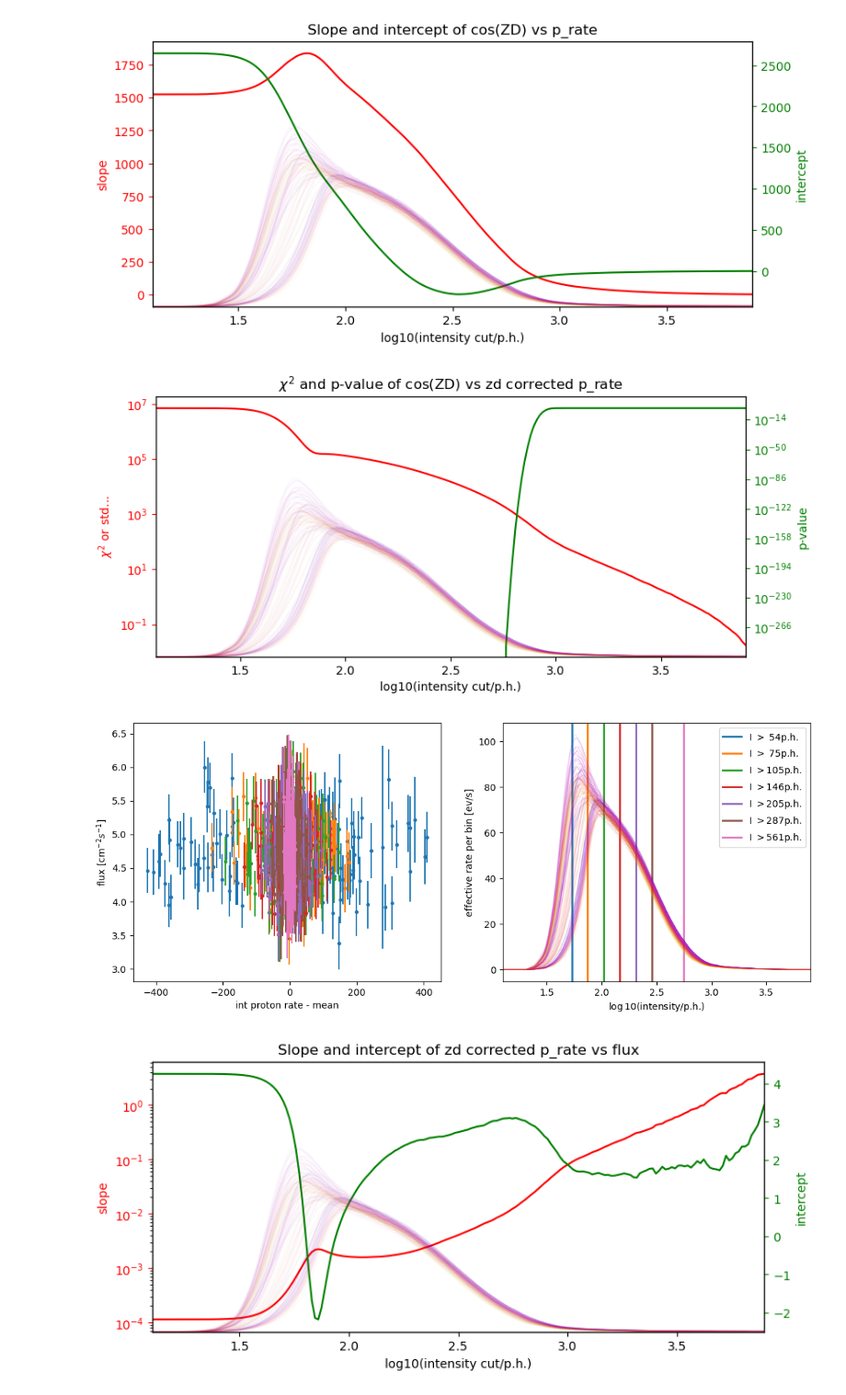
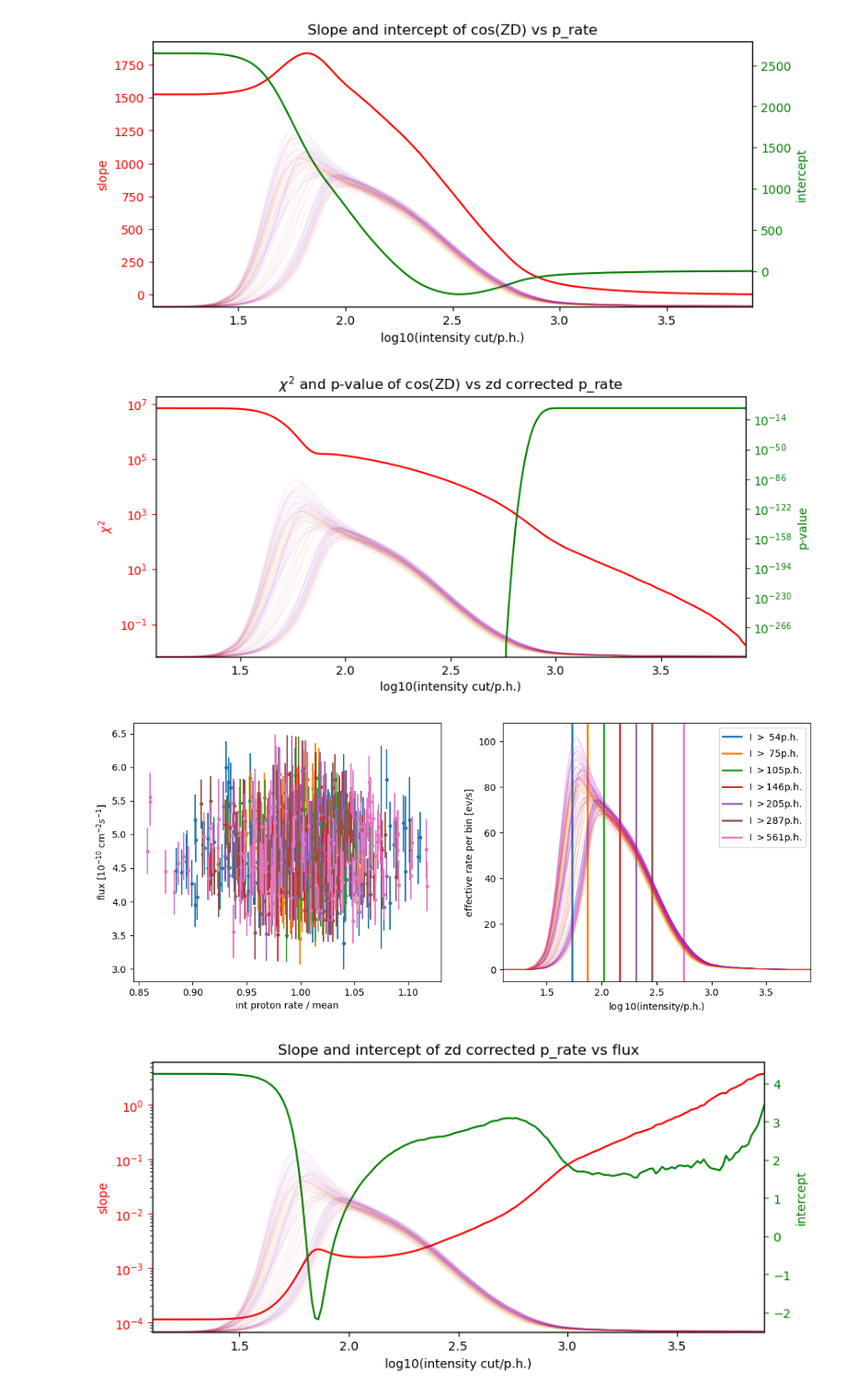
Before and after one commit to juanjq/cosmic_ray_data_correction, a Jupyter notebook: analyse_intensity_cuts.ipynb, the cells around one changed output. Shown at 92% size. Drawn from its saved outputs; the diff is of its cells as text; code cells hidden in the pictures.

```diff
--- a/analyse_intensity_cuts.ipynb
+++ b/analyse_intensity_cuts.ipynb
@@ -173,13 +173,12 @@ for i in range(len(p_rates)):
 
     zd_corr_p_rate = p_rates[i] - fit(np.cos(np.deg2rad(zd))) + fit(1)
 
-    chi2_value, ndf, pvalue = calculate_chi2_pvalue(np.cos(np.deg2rad(zd)), zd_corr_p_rate, e_p_rate, sys_error=0)
+    chi2_value, ndf, pvalue = calculate_chi2_pvalue(np.cos(np.deg2rad(zd)), zd_corr_p_rate/ np.mean(zd_corr_p_rate), e_p_rate/ np.mean(zd_corr_p_rate), sys_error=0)
     chi2arr.append(chi2_value)
     pvalues.append(pvalue)
-    stdvs.append(np.std(zd_corr_p_rate))
 
     if i in iplots:
-        ax1.errorbar(np.cos(np.deg2rad(zd)), zd_corr_p_rate, yerr=e_p_rate, marker=".", ls="", color=colors_cycle[index],
+        ax1.errorbar(np.cos(np.deg2rad(zd)), zd_corr_p_rate / np.mean(zd_corr_p_rate), yerr=e_p_rate/ np.mean(zd_corr_p_rate), marker=".", ls="", color=colors_cycle[index],
                    label=f"I $>${10**i_min[i]:3.0f}p.h.")
         ax2.axvline(i_min[i], color=colors_cycle[index], lw=2, label=f"I $>${10**i_min[i]:3.0f}p.h.")
         index = index + 1
@@ -192,7 +191,7 @@ for i, run in enumerate(dict_runs.keys()):
 
 ax2.set_xlim(1.1, 3.9)
 ax2.legend()
-ax1.set_ylabel("int proton rate")
+ax1.set_ylabel("int proton rate / mean")
 ax1.set_xlabel("cos(zd)")
 ax2.set_xlabel("$\log10($intensity/p.h.$)$")
 ax2.set_ylabel("effective rate per bin [ev/s]")
@@ -239,7 +238,7 @@ ax3 = ax1.twinx()
 p1, = ax1.plot(i_min, chi2arr, color="r")
 p2, = ax2.plot(i_min, pvalues, color="g")
 
-ax1.set_ylabel("$\chi^2$ or std...")
+ax1.set_ylabel("$\chi^2$")
 ax2.set_ylabel("p-value")
 for ax in [ax1, ax2]:
     ax.set_xlabel("log10(intensity cut/p.h.)")
@@ -262,7 +261,7 @@ ax1.set_xlim(1.1, 3.9)
 ax1.set_title("$\chi^2$ and p-value of cos(ZD) vs zd corrected p_rate")
 plt.show()
 # %% [output]
-[figure, old version]
+[figure, new version]
 # %%
 slope, inter     = [], []
 chi2arr, pvalues = [], []
@@ -276,39 +275,38 @@ index = 0
 for i in range(len(corr_p_rates)):
 
     # Perform linear fits
     fit = np.poly1d(np.polyfit(corr_p_rates[i], flux, 1))
 
     coefs = fit.coef
     slope.append(coefs[0])
     inter.append(coefs[1])
 
     corr_flux = flux - (fit(corr_p_rates[i]) - np.mean(flux))
 
-    chi2_value, ndf, pvalue = calculate_chi2_pvalue(corr_p_rates[i], corr_flux, e_flux, sys_error=0)
+    chi2_value, ndf, pvalue = calculate_chi2_pvalue(corr_p_rates[i], corr_flux / np.mean(corr_flux), e_flux / np.mean(corr_flux), sys_error=0)
     chi2arr.append(chi2_value)
     pvalues.append(pvalue)
-    stdvs.append(np.std(zd_corr_p_rate))
 
     if i in iplots:
-        ax1.errorbar(corr_p_rates[i] - np.mean(corr_p_rates[i]), corr_flux, yerr=e_flux, marker=".", ls="", color=colors_cycle[index], zorder=i,
+        ax1.errorbar(corr_p_rates[i] / np.mean(corr_p_rates[i]), corr_flux, yerr=e_flux, marker=".", ls="", color=colors_cycle[index], zorder=i,
                    label=f"I $>${10**i_min[i]:3.0f}p.h.")
         ax2.axvline(i_min[i], color=colors_cycle[index], lw=2, label=f"I $>${10**i_min[i]:3.0f}p.h.")
         index = index + 1
 
 
 # Then we plot the intensity profiles one by one
 for i, run in enumerate(dict_runs.keys()):
     ax2.plot(IbinsC, dict_runs[run]["intensity_rates"], color=colors[i], lw=1, alpha=0.1)
 
 ax2.set_xlim(1.1, 3.9)
 ax2.legend()
-ax1.set_ylabel("flux [cm$^{-2}s^{-1}$]")
-ax1.set_xlabel("int proton rate - mean")
+ax1.set_ylabel("flux [$10^{-10}$ cm$^{-2}s^{-1}$]")
+ax1.set_xlabel("int proton rate / mean")
 ax2.set_xlabel("$\log10($intensity/p.h.$)$")
 ax2.set_ylabel("effective rate per bin [ev/s]")
 plt.show()
 # %% [output]
-[figure, old version]
+[figure, new version]
 # %%
 fig, (ax1) = plt.subplots(figsize=(9, 4))
 ax2 = ax1.twinx()
```
Also changed, not shown: parts of 5 cells of this notebook.
